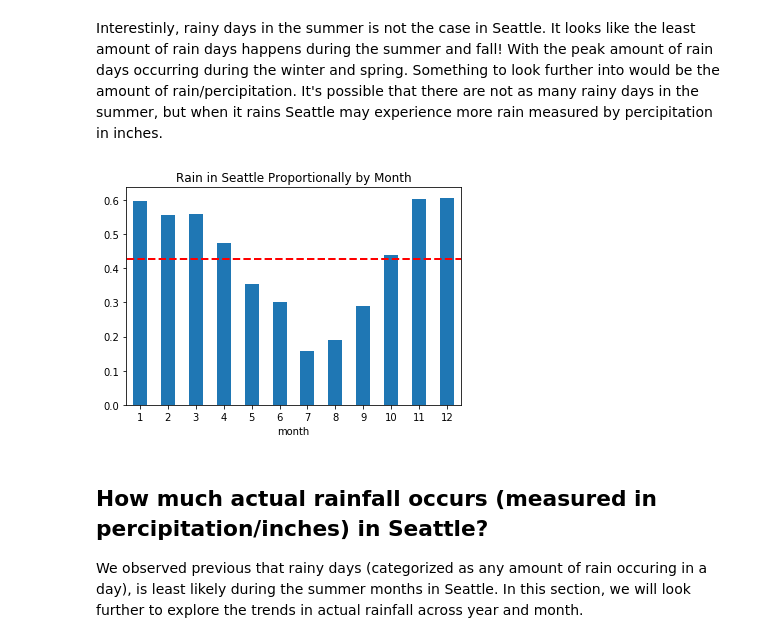
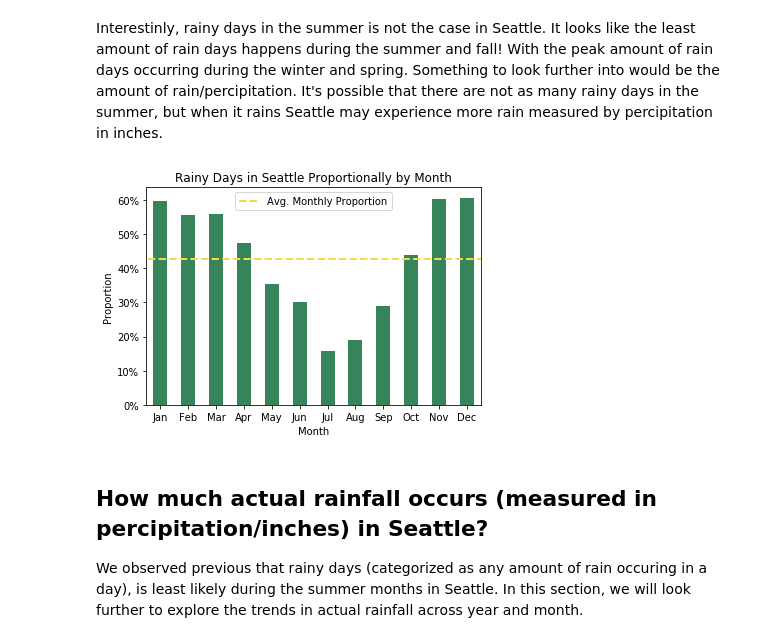
Before and after one commit to GoldbergData/joshuagoldberg-website, a Jupyter notebook: content/post/seattle-rain/index.ipynb, the cells around one changed output. Cells and saved outputs as stored; diff of their text form; code cells hidden in the pictures.

```diff
--- a/content/post/seattle-rain/index.ipynb
+++ b/content/post/seattle-rain/index.ipynb
@@ -18,12 +19,25 @@ While I won't include national data in this exploration, I will try to compare S
 # %%
 import numpy as np
 import pandas as pd
+import collections
+import random
 import matplotlib.pyplot as plt
+import sklearn.preprocessing as preprocessing
 from sklearn.linear_model import LinearRegression
-from sklearn.model_selection import train_test_split
-from sklearn.metrics import r2_score, mean_squared_error
+from sklearn.model_selection import TimeSeriesSplit
+from sklearn.linear_model import LogisticRegression
+from sklearn.ensemble import RandomForestClassifier
+from sklearn.svm import SVC
+from sklearn.model_selection import GridSearchCV, cross_val_score
+from sklearn.metrics import precision_recall_fscore_support as score
+from sklearn.metrics import make_scorer
+from sklearn.metrics import accuracy_score
+import sklearn.metrics as metrics
 import seaborn as sns
+from tabulate import tabulate
 %matplotlib inline
+
+dpi_value = 125
 # %%
 weather_df = pd.read_csv("seattleWeather_1948-2017.csv", parse_dates=True, squeeze=True)
 weather_df.columns = map(str.lower, weather_df.columns)
@@ -99 +113,3 @@ Here are general time series plots of the numeric data (percipitation and temper
+# %%
+washington_colors = ['#37835a', '#fad64e']
 # %%
@@ -187,13 +227,19 @@ rain_by_month_prop
 # %% [markdown]
 Interestinly, rainy days in the summer is not the case in Seattle. It looks like the least amount of rain days happens during the summer and fall! With the peak amount of rain days occurring during the winter and spring. Something to look further into would be the amount of rain/percipitation. It's possible that there are not as many rainy days in the summer, but when it rains Seattle may experience more rain measured by percipitation in inches.
 # %%
-plot = rain_by_month_prop.plot(kind='bar', legend=False, rot=0)
-plt.axhline(y=proportion_df.iloc[1, :][1], xmin=-1, xmax=1, color='r', linestyle='--', lw=2)
-plt.title('Rain in Seattle Proportionally by Month');
+plot = rain_by_month_prop.plot(kind='bar', legend=False, rot=0, color=washington_colors[0])
+plt.axhline(y=proportion_df.iloc[1, :][1], xmin=-1, xmax=1, color=washington_colors[1], linestyle='--', lw=2)
+plt.title('Rainy Days in Seattle Proportionally by Month')
+plt.xlabel('Month')
+plt.ylabel('Proportion')
+plot.set_xticklabels(['Jan', 'Feb', 'Mar', 'Apr', 'May', 'Jun', 'Jul', 'Aug', 'Sep', 'Oct', 'Nov', 'Dec'])
+vals = plot.get_yticks()
+plot.set_yticklabels(['{:,.0%}'.format(x) for x in vals])
+plot.legend(['Avg. Monthly Proportion'])
 fig = plot.get_figure()
-fig.savefig('output5.png', dpi=300)
+fig.savefig('output5.png', dpi=dpi_value)
 # %% [output]
-[figure, old version]
+[figure, new version]
 # %% [markdown]
 ## How much actual rainfall occurs (measured in percipitation/inches) in Seattle?
 
```
Also changed, not shown: parts of 47 cells of this notebook, 33 other files.
